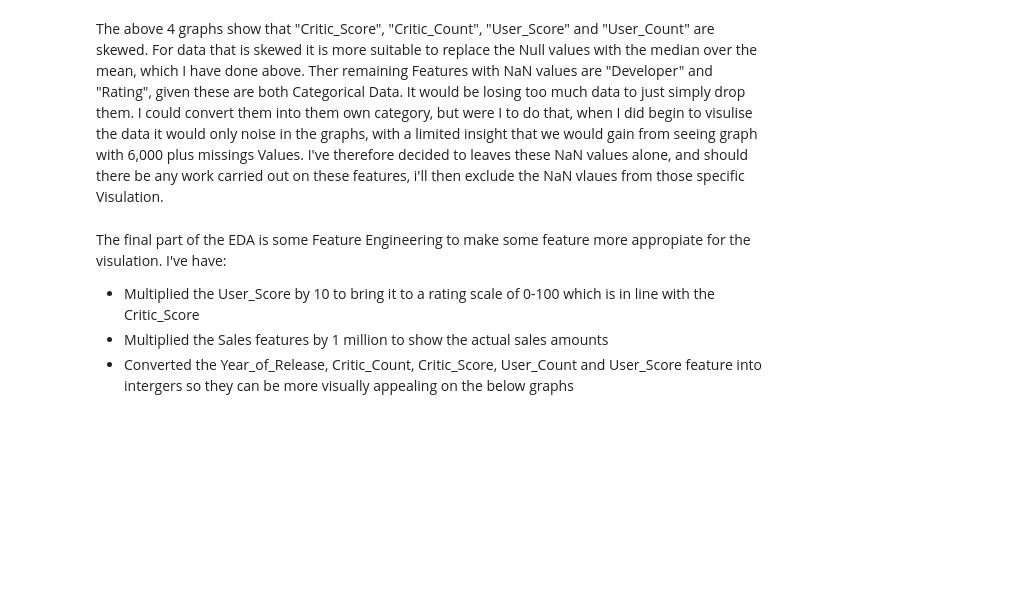
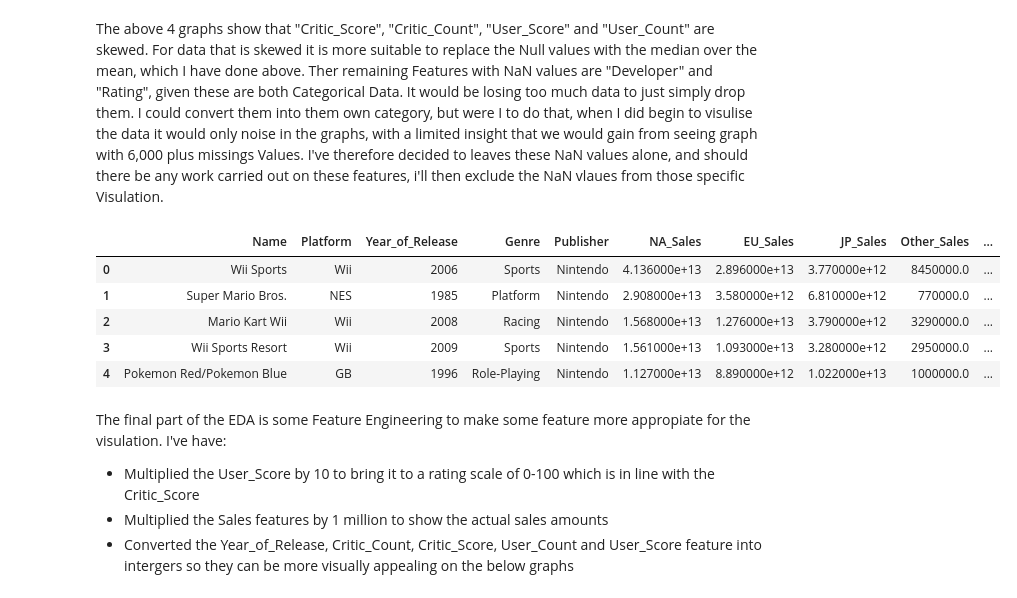
Before and after one commit to Fionan-sba23086/Fionan-Coyle_DPrepHDip_CA1, a Jupyter notebook: FionanCoyle_DataVisHDip_CA1.ipynb, the cells around one changed output. Cells and saved outputs as stored; diff of their text form; code cells hidden in the pictures; blank space fills up the shorter version.

```diff
--- a/FionanCoyle_DataVisHDip_CA1.ipynb
+++ b/FionanCoyle_DataVisHDip_CA1.ipynb
@@ -195,6 +196,15 @@ df['Critic_Count']=df['Critic_Count'].astype(int)
 df['Critic_Score']=df['Critic_Score'].astype(int)
 df['User_Count']=df['User_Count'].astype(int)
 df["User_Score"]=df["User_Score"].astype(int)
+# %%
+df.head()
+# %% [output]
+|  | Name | Platform | Year_of_Release | Genre | Publisher | NA_Sales | EU_Sales | JP_Sales | Other_Sales | ... |
+| 0 | Wii Sports | Wii | 2006 | Sports | Nintendo | 4.136000e+13 | 2.896000e+13 | 3.770000e+12 | 8450000.0 | ... |
+| 1 | Super Mario Bros. | NES | 1985 | Platform | Nintendo | 2.908000e+13 | 3.580000e+12 | 6.810000e+12 | 770000.0 | ... |
+| 2 | Mario Kart Wii | Wii | 2008 | Racing | Nintendo | 1.568000e+13 | 1.276000e+13 | 3.790000e+12 | 3290000.0 | ... |
+| 3 | Wii Sports Resort | Wii | 2009 | Sports | Nintendo | 1.561000e+13 | 1.093000e+13 | 3.280000e+12 | 2950000.0 | ... |
+| 4 | Pokemon Red/Pokemon Blue | GB | 1996 | Role-Playing | Nintendo | 1.127000e+13 | 8.890000e+12 | 1.022000e+13 | 1000000.0 | ... |
 # %% [markdown]
 The final part of the EDA is some Feature Engineering to make some feature more appropiate for the visulation. I've have:
 * Multiplied the User_Score by 10 to bring it to a rating scale of 0-100 which is in line with the Critic_Score
```
Also changed, not shown: parts of 9 cells of this notebook.
